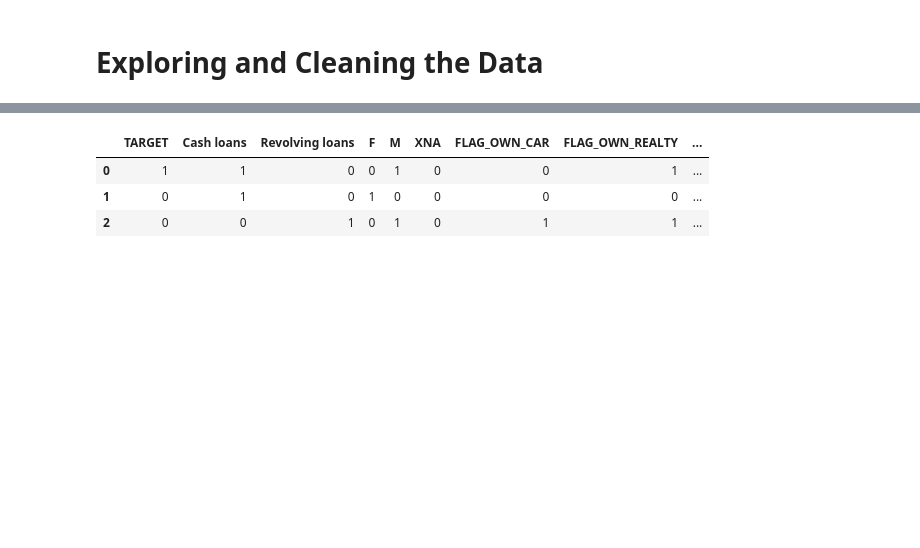
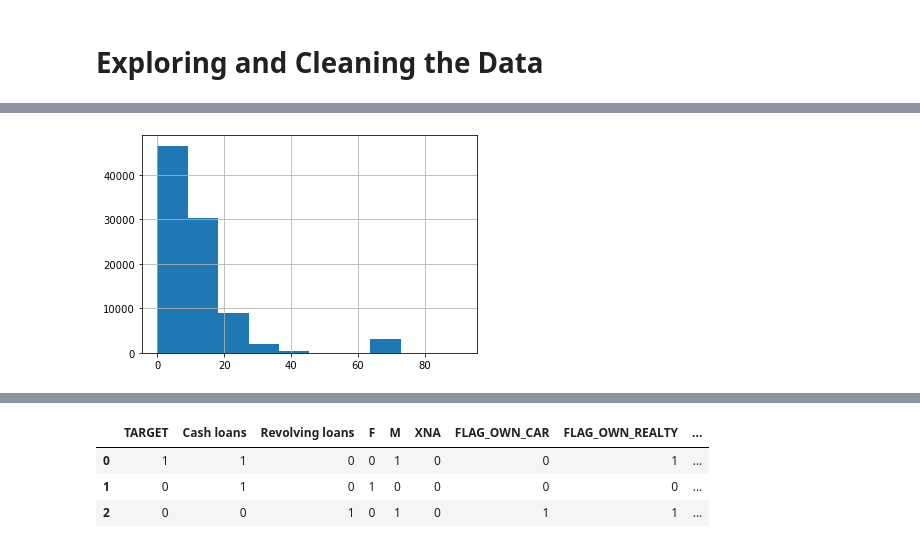
Before and after one commit to chandrakanthHA/Home_Credit, a Jupyter notebook: Initial_EDA.ipynb, the cells around one changed output, grey strips where cells are left out. Saved outputs shown, nothing was run; the diff lists cells and outputs as text; code cells hidden in the pictures; blank space fills up the shorter version.

```diff
--- a/Initial_EDA.ipynb
+++ b/Initial_EDA.ipynb
@@ -275,0 +322,4 @@ df_clean[["AMT_INCOME_TOTAL", "AMT_CREDIT", "AMT_ANNUITY", "AMT_GOODS_PRICE"]] =
+# %%
+df["OWN_CAR_AGE"].hist(); # to many missing values / two thirds don't own a car
+# %% [output]
+[figure, added]
```
Also changed, not shown: parts of 17 cells of this notebook, 1 other file.
